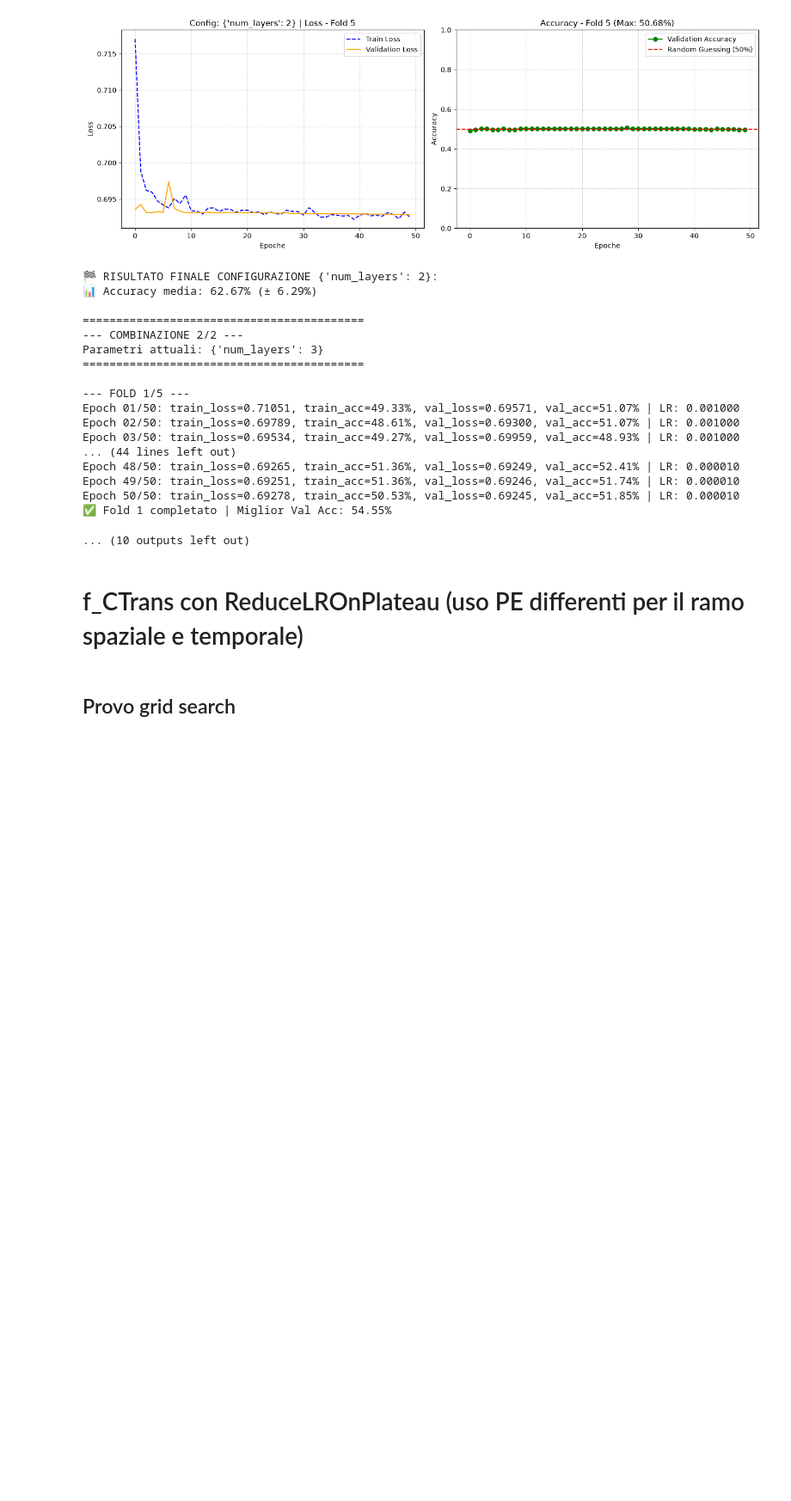
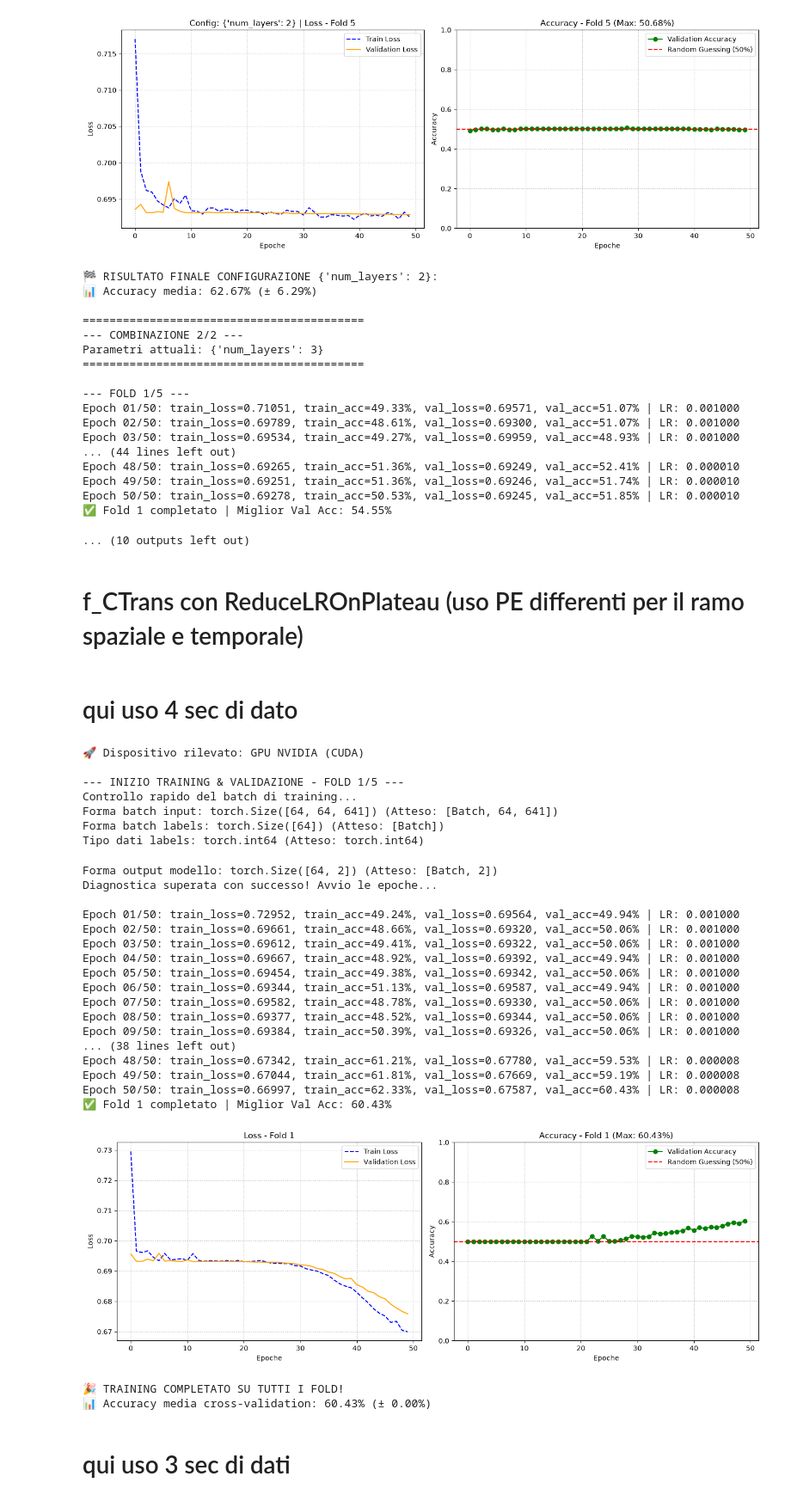
Before and after one commit to mariasonetto01/eeg-bci-transformer-pipeline, a Jupyter notebook: notebook/DEF.ipynb, the cells around one changed output. Shown at 86% size. Cells and saved outputs as stored; diff of their text form; code cells hidden in the pictures; blank space fills up the shorter version.

Commit message:
iniziato a fare con ordine, accorta dell'errore dello scheduler ma 100 epoche sono troppe

```diff
--- a/notebook/DEF.ipynb
+++ b/notebook/DEF.ipynb
@@ -86,8 +82,6 @@ import matplotlib.pyplot as plt
 import numpy as np
 import mne
 
-#Faccio 3s
-# Liste di accumulo per i dati finali
 X_raw_list = []
 y_list = []
 subject_ids_list = []
@@ -111,7 +105,7 @@ for i, rec in enumerate(train_val_records):
     # 2. Applicazione della pipeline di preprocessing (Filtro e Epoching a 3s)
     pipeline = EEGpreprocessing(raw)
     pipeline.bandpassfilter(l_freq=8.0, h_freq=30.0, target_sfreq=160.0)
-    epochs_mne = pipeline.epoching(tmin=0.0, tmax=3.0)
+    epochs_mne = pipeline.epoching(tmin=0.0, tmax=4.0)
 
     # 3. Controllo di sicurezza: se non ci sono epoche, saltiamo
     if len(epochs_mne) == 0:
@@ -411,7 +401,7 @@ for i, params in enumerate(param_combinations, 1):
         )
 
         # I. Training e Validazione
-        best_val_acc, train_losses, val_losses, val_accuracies = trainer.train_and_validate_con(
+        best_val_acc, train_losses, val_losses, val_accuracies = trainer.train_and_validate(
             train_loader=train_loader,
             val_loader=val_loader,
             epochs=EPOCHS,
@@ -584,7 +574,7 @@ Epoch 50/50: train_loss=0.69278, train_acc=50.53%, val_loss=0.69245, val_acc=51.
 # %% [markdown]
 # f_CTrans con ReduceLROnPlateau (uso PE differenti per il ramo spaziale e temporale)
 # %% [markdown]
-## Provo grid search
+# qui uso 4 sec di dato
 # %%
 
 
@@ -671,7 +661,7 @@ for fold, (train_idx, val_idx) in enumerate(gkf.split(X_training_validation_raw,
 
     # F. Inizializzazione del Modello
     # NOTA: Assicurati che d_model corrisponda ai canali in uscita del CNN module o gestiscilo con una Linear layer.
-    model = F_CTransconconcatenazioneeMLPdiverso(num_channels = 64 ,d_model= 128, nhead = 8 , d_ff =512, dropout =0.3, num_layers = 3, num_classes =2).to(device)
+    model = F_CTrans_modify(num_channels = 64 ,d_model= 128, nhead = 8 , d_ff =512, dropout =0.3, num_layers = 3, num_classes =2).to(device)
 
     # G. Ottimizzatore, Loss e Scheduler
     criterion = nn.CrossEntropyLoss()
@@ -706,7 +696,7 @@ for fold, (train_idx, val_idx) in enumerate(gkf.split(X_training_validation_raw,
     print("Diagnostica superata con successo! Avvio le epoche...\n")
 
     # I. Training e Validazione con Early Stopping integrato
-    best_val_acc, train_losses, val_losses, val_accuracies = trainer.train_and_validate_con(
+    best_val_acc, train_losses, val_losses, val_accuracies = trainer.train_and_validate(
         train_loader=train_loader,
         val_loader=val_loader,
         epochs=EPOCHS,
@@ -724,30 +714,60 @@ for fold, (train_idx, val_idx) in enumerate(gkf.split(X_training_validation_raw,
     # ==========================================
     # L. PLOT DELLE CURVE DI LOSS E ACCURACY
     # ==========================================
     plt.figure(figsize=(14, 5))
 
     plt.subplot(1, 2, 1)
     plt.plot(train_losses, linestyle='--', color='blue', label='Train Loss')
     plt.plot(val_losses, linestyle='-', color='orange', label='Validation Loss')
     plt.title(f'Loss - Fold {fold + 1}')
     plt.xlabel('Epoche')
     plt.ylabel('Loss')
     plt.legend()
     plt.grid(True, linestyle=':')
 
     plt.subplot(1, 2, 2)
     plt.plot(val_accuracies, marker='o', color='green', label='Validation Accuracy')
     plt.axhline(y=0.5, color='red', linestyle='--', label='Random Guessing (50%)')
     plt.title(f'Accuracy - Fold {fold + 1} (Max: {max(val_accuracies)*100:.2f}%)')
     plt.xlabel('Epoche')
     plt.ylabel('Accuracy')
     plt.ylim(0.0, 1.0)
     plt.legend()
     plt.grid(True, linestyle=':')
 
     plt.tight_layout()
     plt.show()
     break
 
 print(f"\n🎉 TRAINING COMPLETATO SU TUTTI I FOLD!")
 print(f"📊 Accuracy media cross-validation: {np.mean(fold_accuracies)*100:.2f}% (± {np.std(fold_accuracies)*100:.2f}%)")
+# %% [output]
+🚀 Dispositivo rilevato: GPU NVIDIA (CUDA)
+
+--- INIZIO TRAINING & VALIDAZIONE - FOLD 1/5 ---
+Controllo rapido del batch di training...
+Forma batch input: torch.Size([64, 64, 641]) (Atteso: [Batch, 64, 641])
+Forma batch labels: torch.Size([64]) (Atteso: [Batch])
+Tipo dati labels: torch.int64 (Atteso: torch.int64)
+Forma output modello: torch.Size([64, 2]) (Atteso: [Batch, 2])
+Diagnostica superata con successo! Avvio le epoche...
+
+Epoch 01/50: train_loss=0.72952, train_acc=49.24%, val_loss=0.69564, val_acc=49.94% | LR: 0.001000
+Epoch 02/50: train_loss=0.69661, train_acc=48.66%, val_loss=0.69320, val_acc=50.06% | LR: 0.001000
+Epoch 03/50: train_loss=0.69612, train_acc=49.41%, val_loss=0.69322, val_acc=50.06% | LR: 0.001000
+Epoch 04/50: train_loss=0.69667, train_acc=48.92%, val_loss=0.69392, val_acc=49.94% | LR: 0.001000
+Epoch 05/50: train_loss=0.69454, train_acc=49.38%, val_loss=0.69342, val_acc=50.06% | LR: 0.001000
+Epoch 06/50: train_loss=0.69344, train_acc=51.13%, val_loss=0.69587, val_acc=49.94% | LR: 0.001000
+Epoch 07/50: train_loss=0.69582, train_acc=48.78%, val_loss=0.69330, val_acc=50.06% | LR: 0.001000
+Epoch 08/50: train_loss=0.69377, train_acc=48.52%, val_loss=0.69344, val_acc=50.06% | LR: 0.001000
+Epoch 09/50: train_loss=0.69384, train_acc=50.39%, val_loss=0.69326, val_acc=50.06% | LR: 0.001000
+... (38 lines left out)
+Epoch 48/50: train_loss=0.67342, train_acc=61.21%, val_loss=0.67780, val_acc=59.53% | LR: 0.000008
+Epoch 49/50: train_loss=0.67044, train_acc=61.81%, val_loss=0.67669, val_acc=59.19% | LR: 0.000008
+Epoch 50/50: train_loss=0.66997, train_acc=62.33%, val_loss=0.67587, val_acc=60.43% | LR: 0.000008
+✅ Fold 1 completato | Miglior Val Acc: 60.43%
+[figure, added]
+🎉 TRAINING COMPLETATO SU TUTTI I FOLD!
+📊 Accuracy media cross-validation: 60.43% (± 0.00%)
+# %% [markdown]
+# qui uso 3 sec di dati
```
Also changed, not shown: parts of 6 cells of this notebook, 3 other files.
